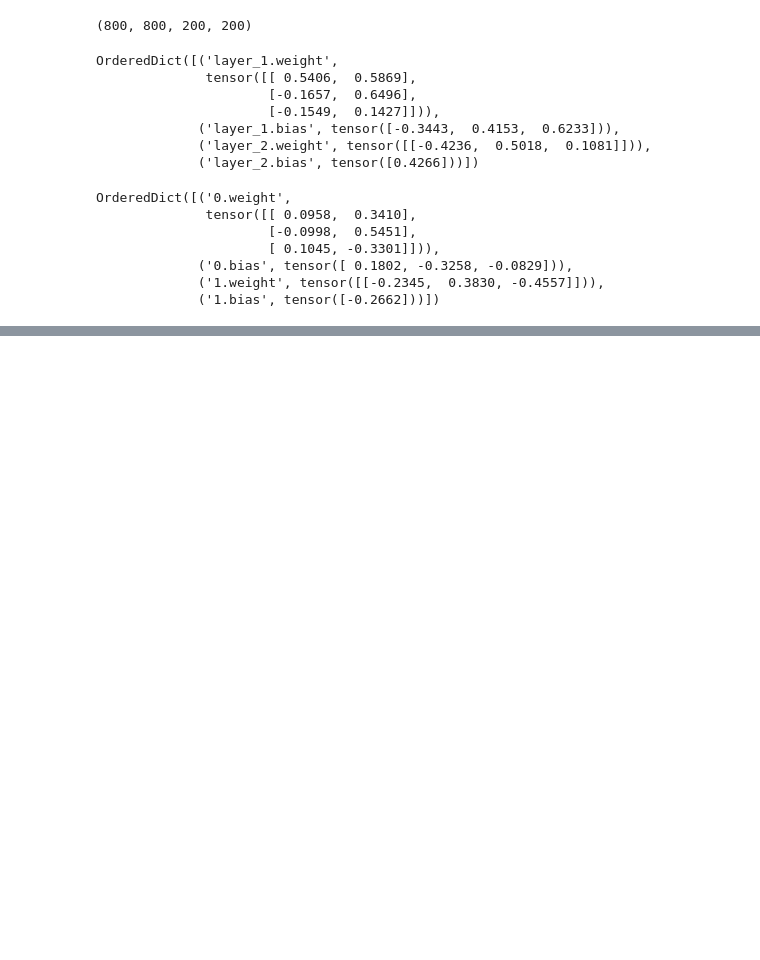
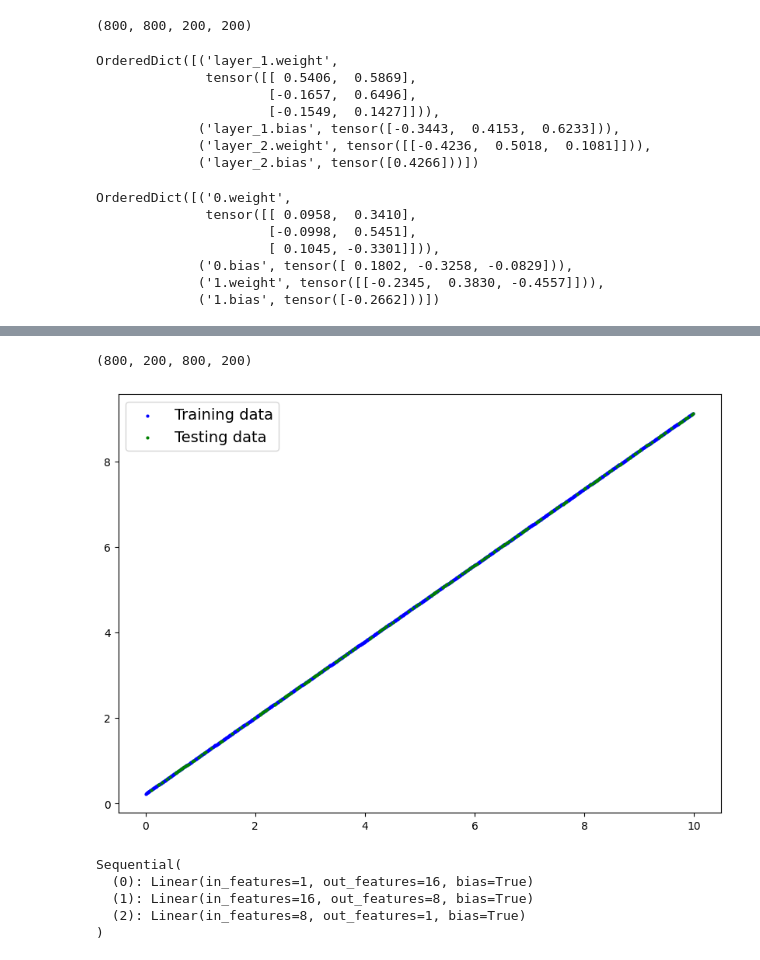
Before and after one commit to BilalAsifB/Learning-PyTorch, a Jupyter notebook: notebooks/02_pytorch_NN_classification.ipynb, the cells around one changed output, grey strips where cells are left out. Saved outputs shown, nothing was run; the diff lists cells and outputs as text; code cells hidden in the pictures; blank space fills up the shorter version.

```diff
--- a/notebooks/02_pytorch_NN_classification.ipynb
+++ b/notebooks/02_pytorch_NN_classification.ipynb
@@ -179,0 +257,10 @@ plot_decision_boundary(model, X_test, y_test)
+# %%
+weight = 0.89
+bias = 0.23
+
+start = 0
+end = 10
+step = 0.01
+
+X_regression = torch.arange(start, end, step).unsqueeze(dim=1)
+y_regression = weight * X_regression + bias
@@ -179,0 +288,16 @@ plot_decision_boundary(model, X_test, y_test)
+# %%
+X_train_regression, X_test_regression, y_train_regression, y_test_regression = train_test_split(X_regression,
+                                                    y_regression,
+                                                    test_size=0.2,
+                                                    random_state=RANDOM_SEED)
+# %%
+len(X_train_regression), len(X_test_regression), len(y_train_regression), len(y_test_regression)
+# %% [output]
+(800, 200, 800, 200)
+# %%
+plot_predictions(train_data=X_train_regression,
+                 train_labels=y_train_regression,
+                 test_data=X_test_regression,
+                 test_labels=y_test_regression)
+# %% [output]
+[figure, added]
@@ -179,0 +313,8 @@ plot_decision_boundary(model, X_test, y_test)
+# %%
+regression_model
+# %% [output]
+Sequential(
+  (0): Linear(in_features=1, out_features=16, bias=True)
+  (1): Linear(in_features=16, out_features=8, bias=True)
+  (2): Linear(in_features=8, out_features=1, bias=True)
+)
```
Also changed, not shown: parts of 21 cells of this notebook.
